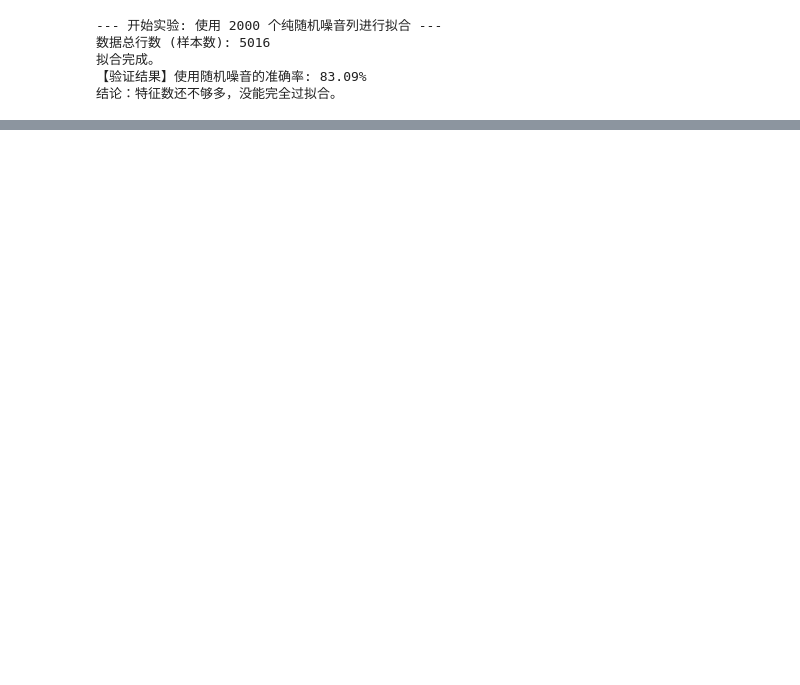
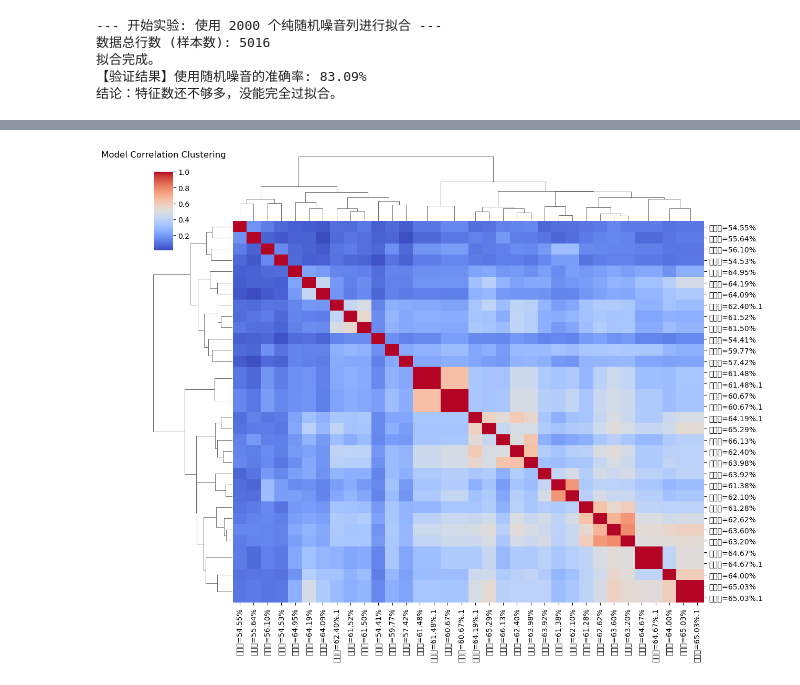
Before and after one commit to Aragorn42/electricity-trade, a Jupyter notebook: analys.ipynb, the cells around one changed output, grey strips where cells are left out. Cells and saved outputs as stored; diff of their text form; code cells hidden in the pictures; blank space fills up the shorter version.

```diff
--- a/analys.ipynb
+++ b/analys.ipynb
@@ -1087,3 +1085,88 @@ verification(weights, bias, X_clean, y_true)
 拟合完成。
 【验证结果】使用随机噪音的准确率: 83.09%
 结论：特征数还不够多，没能完全过拟合。
+# %%
+import pandas as pd
+import numpy as np
+import seaborn as sns
+import matplotlib.pyplot as plt
+from sklearn.decomposition import PCA
+from sklearn.preprocessing import StandardScaler
+
+# ================= 配置 =================
+file_path = 'output_report.xlsx'
+gt_col = '日前实时差价'
+# =======================================
+
+def visualize_model_clusters(file_path):
+    print("正在处理数据...")
+    df = pd.read_excel(file_path)
+
+    # 1. 准备数据 (和之前一样，必须还原为预测值)
+    y = (df[gt_col] > 0).astype(int)
+    feature_cols = [c for c in df.columns if "准确率" in c]
+
+    # 构建预测矩阵
+    X_reconstructed = pd.DataFrame(index=df.index)
+    for col in feature_cols:
+        # 还原预测值: 正确=1 -> 预测=y; 错误=0 -> 预测=1-y
+        X_reconstructed[col] = np.where(df[col] == 1, y, 1 - y)
+
+    print(f"提取到 {len(feature_cols)} 个模型，每个模型向量长度为 {len(df)}")
+
+    # =======================================================
+    # 可视化 1: 相关性层级聚类热图 (最直观)
+    # =======================================================
+    print("正在绘制层级聚类热图...")
+
+    # 计算相关系数矩阵 (-1 到 1)
+    corr_matrix = X_reconstructed.corr()
+
+    # 绘制 clustermap
+    # method='ward': 使得聚类后的方差最小化
+    # metric='euclidean': 距离度量
+    # cmap='coolwarm': 红色正相关，蓝色负相关
+    g = sns.clustermap(corr_matrix,
+                       method='ward',
+                       cmap='coolwarm',
+                       annot=False,  # 如果模型少于20个可以设为True显示数字
+                       figsize=(12, 10),
+                       dendrogram_ratio=0.15,
+                       cbar_pos=(0.02, 0.8, 0.03, 0.15))
+
+    plt.title('Model Correlation Clustering', loc='center', pad=20)
+    plt.show()
+
+    # =======================================================
+    # 可视化 2: PCA 2D 降维散点图
+    # =======================================================
+    print("正在绘制 PCA 2D 散点图...")
+
+    # 1. 转置矩阵: 行变成模型(Samples), 列变成时间点(Features)
+    # shape: (30, 5000)
+    X_models = X_reconstructed.T
+
+    # 2. PCA 降维 (5000维 -> 2维)
+    pca = PCA(n_components=2)
+    coords = pca.fit_transform(X_models)
+
+    # 3. 绘图
+    plt.figure(figsize=(12, 8))
+    plt.scatter(coords[:, 0], coords[:, 1], c='blue', alpha=0.7)
+
+    # 给每个点标上模型名字
+    for i, txt in enumerate(X_models.index):
+        # 简化名字，只取"准确率=xx%"部分，防止太长
+        short_name = txt.split('_')[-1] if '_' in txt else txt
+        plt.annotate(short_name, (coords[i, 0], coords[i, 1]), fontsize=9, alpha=0.8)
+
+    plt.title('PCA Projection of Models (2D Space)')
+    plt.xlabel('Principal Component 1 (Main Difference)')
+    plt.ylabel('Principal Component 2 (Secondary Difference)')
+    plt.grid(True, linestyle='--', alpha=0.5)
+    plt.tight_layout()
+    plt.show()
+
+# 运行
+visualize_model_clusters(file_path)
+# %% [output]
@@ -1089,0 +1176 @@ verification(weights, bias, X_clean, y_true)
+[figure, added]
```
Also changed, not shown: parts of 3 cells of this notebook, 4 other files.
